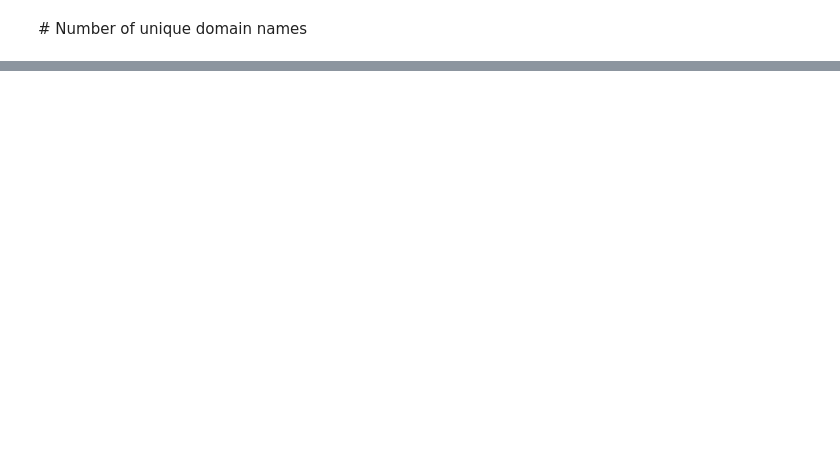
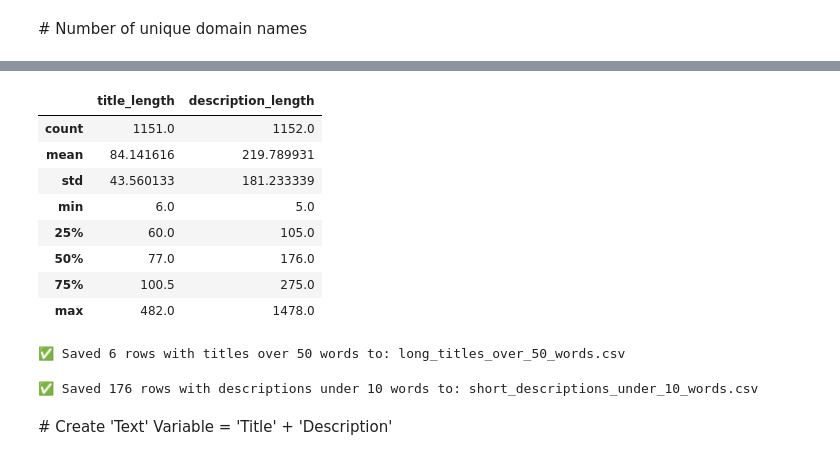
Before and after one commit to Yorkel/ERP_Newsletter, a Jupyter notebook: notebooks/clean_preprocess.ipynb, the cells around one changed output, grey strips where cells are left out. Cells and saved outputs as stored; diff of their text form; code cells hidden in the pictures; blank space fills up the shorter version.

```diff
--- a/notebooks/clean_preprocess.ipynb
+++ b/notebooks/clean_preprocess.ipynb
@@ -587,0 +855,41 @@ description_word_count  239.0
+# %%
+df['title_length'] = df['title'].str.len()
+df['description_length'] = df['description'].str.len()
+df[['title_length', 'description_length']].describe()
+# %% [output]
+|  | title_length | description_length |
+| count | 1151.0 | 1152.0 |
+| mean | 84.141616 | 219.789931 |
+| std | 43.560133 | 181.233339 |
+| min | 6.0 | 5.0 |
+| 25% | 60.0 | 105.0 |
+| 50% | 77.0 | 176.0 |
+| 75% | 100.5 | 275.0 |
+| max | 482.0 | 1478.0 |
+# %%
+#Inspect titles with >50 words
+df['title_word_count'] = df['title'].apply(lambda x: len(str(x).split()))
+
+long_titles = df[df['title_word_count'] > 50]
+
+output_path = "long_titles_over_50_words.csv"
+long_titles.to_csv(output_path, index=False)
+
+print(f"✅ Saved {len(long_titles)} rows with titles over 50 words to: {output_path}")
+# %% [output]
+✅ Saved 6 rows with titles over 50 words to: long_titles_over_50_words.csv
+# %%
+#Inspect descriptions with <10 words
+
+df['description_word_count'] = df['description'].apply(lambda x: len(str(x).split()))
+
+short_descriptions = df[df['description_word_count'] < 10]
+
+output_path = "short_descriptions_under_10_words.csv"
+short_descriptions.to_csv(output_path, index=False)
+
+print(f"✅ Saved {len(short_descriptions)} rows with descriptions under 10 words to: {output_path}")
+# %% [output]
+✅ Saved 176 rows with descriptions under 10 words to: short_descriptions_under_10_words.csv
+# %% [markdown]
+# Create 'Text' Variable = 'Title' + 'Description'
```
Also changed, not shown: parts of 38 cells of this notebook, 8 other files.
